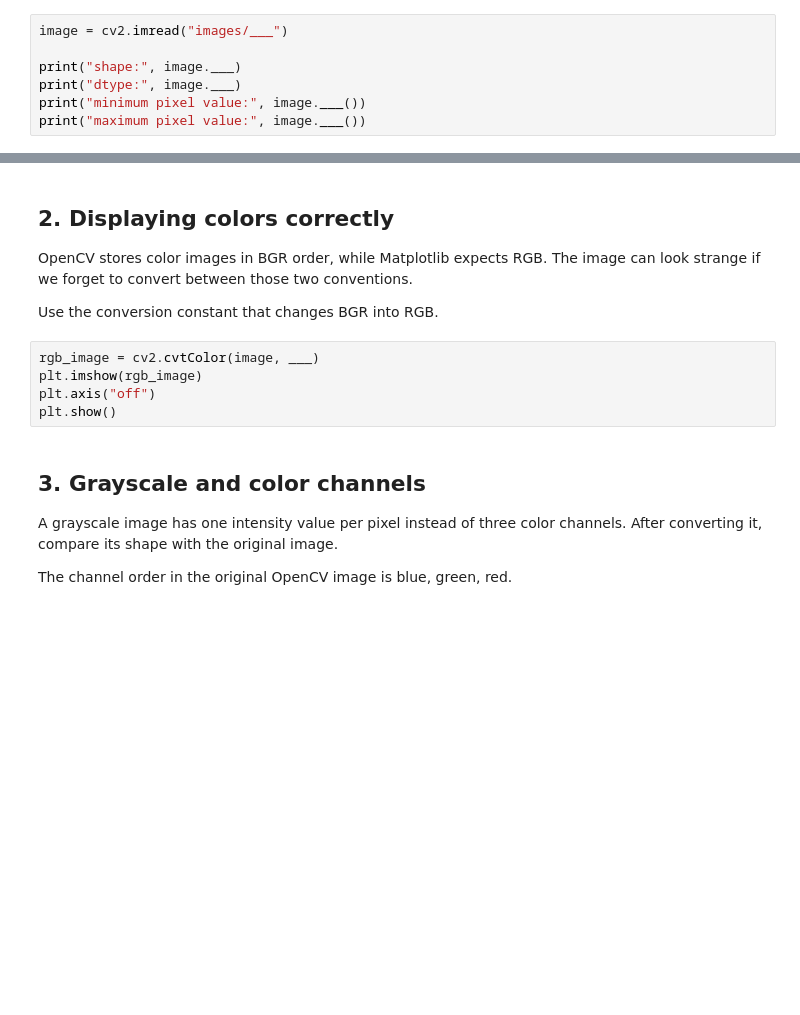
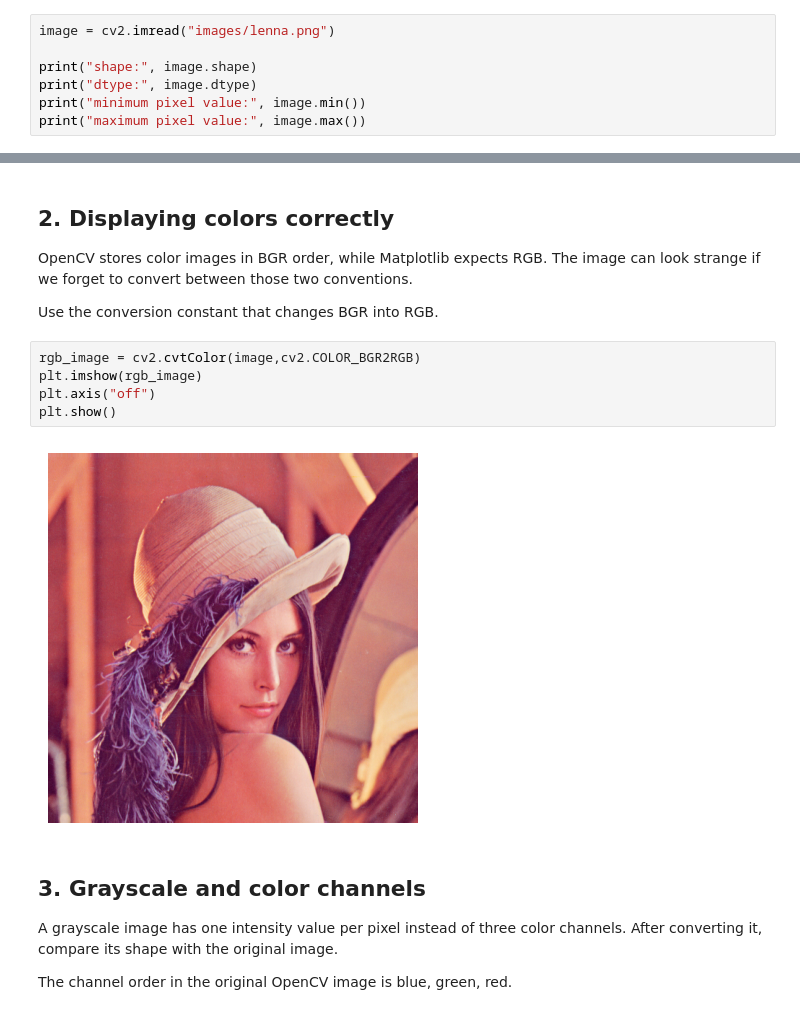
Before and after one commit to mostafa06saeedi/TechStack-AI-2026, a Jupyter notebook: Week2/Tasks/Task2.ipynb, the cells around one changed output, grey strips where cells are left out. Saved outputs shown, nothing was run; the diff lists cells and outputs as text; blank space fills up the shorter version.

```diff
--- a/Week2/Tasks/Task2.ipynb
+++ b/Week2/Tasks/Task2.ipynb
@@ -25,9 +27,9 @@ OpenCV reads images as NumPy arrays. That means the image has a shape, a data ty
 
 The first useful check is whether the image loaded successfully. Try the inspection commands below before moving on.
 # %%
-image = cv2.imread("images/___")
+image = cv2.imread("images/lenna.png")
 
-print("shape:", image.___)
-print("dtype:", image.___)
-print("minimum pixel value:", image.___())
-print("maximum pixel value:", image.___())
+print("shape:", image.shape)
+print("dtype:", image.dtype)
+print("minimum pixel value:", image.min())
+print("maximum pixel value:", image.max())
@@ -38,10 +45,12 @@ OpenCV stores color images in BGR order, while Matplotlib expects RGB. The image
 
 Use the conversion constant that changes BGR into RGB.
 # %%
-rgb_image = cv2.cvtColor(image, ___)
+rgb_image = cv2.cvtColor(image,cv2.COLOR_BGR2RGB)
 plt.imshow(rgb_image)
 plt.axis("off")
 plt.show()
+# %% [output]
+[figure, added]
 # %% [markdown]
 ## 3. Grayscale and color channels
 
```
Also changed, not shown: parts of 6 cells of this notebook.
